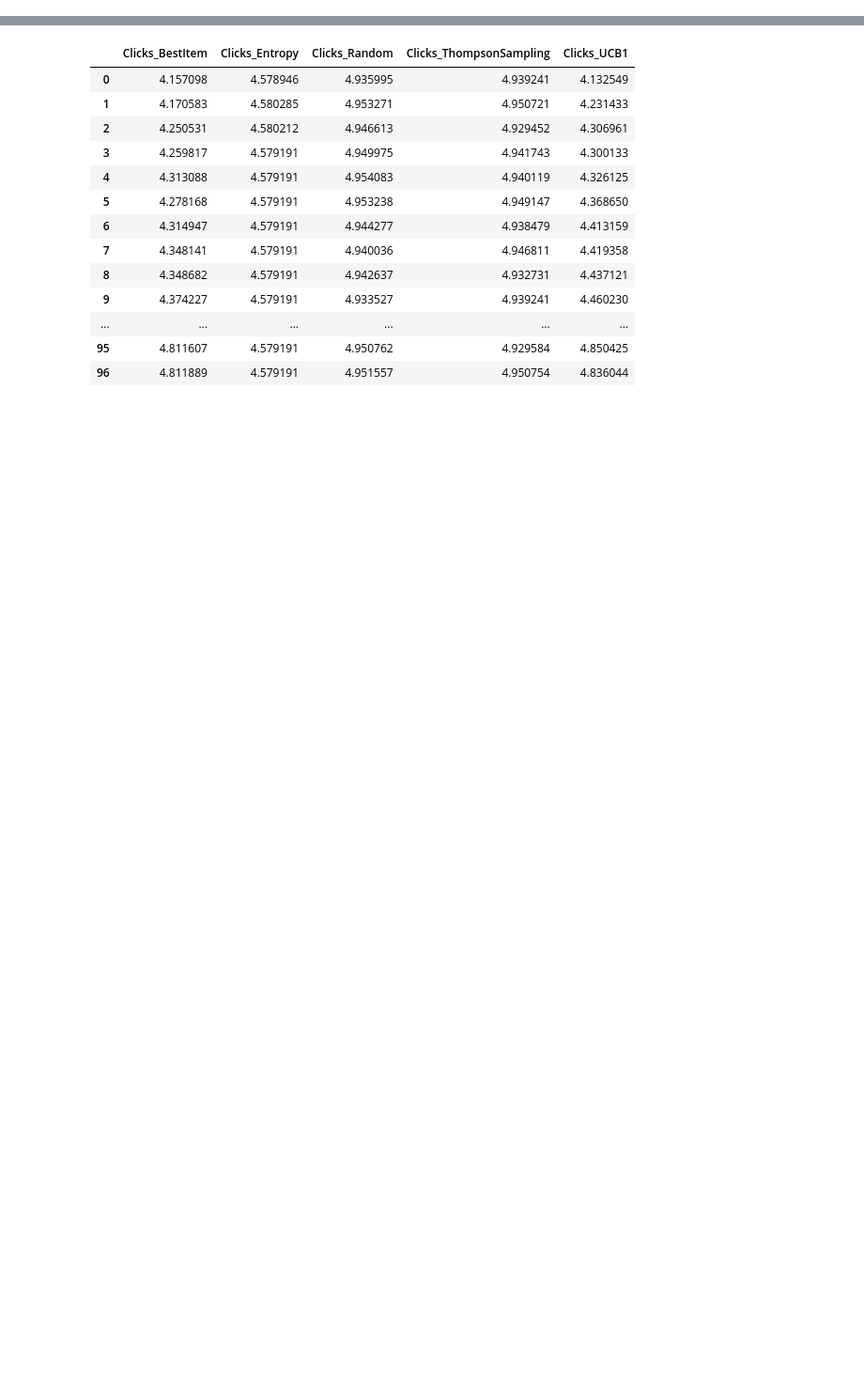
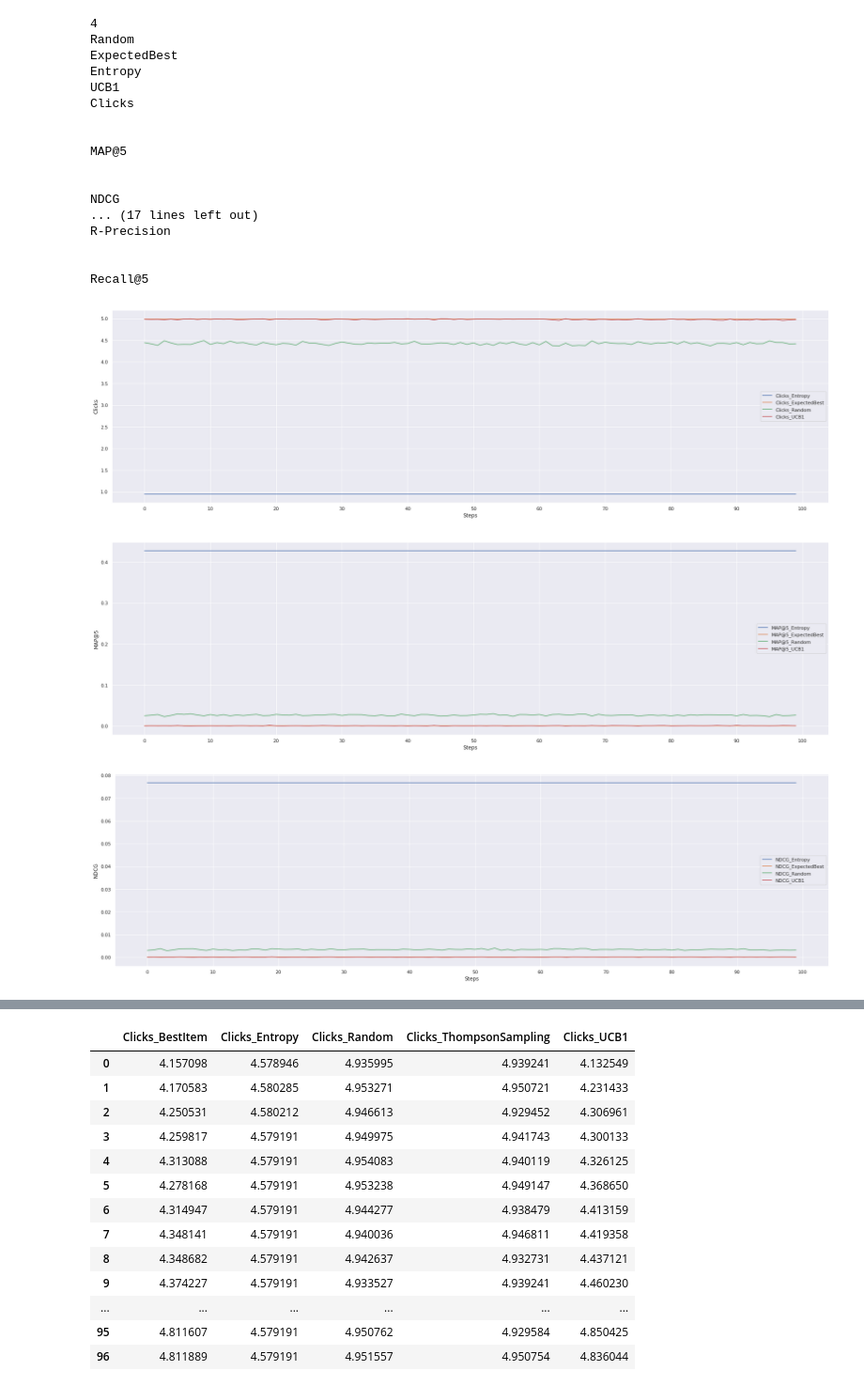
Before and after one commit to wuga214/Q-VAE-Recommendation, a Jupyter notebook: Kai Plot/Plot.ipynb, the cells around one changed output, grey strips where cells are left out. Shown at 94% size. Saved outputs shown, nothing was run; the diff lists cells and outputs as text; code cells hidden in the pictures; blank space fills up the shorter version.

Commit message:
plotting

```diff
--- a/Kai Plot/Plot.ipynb
+++ b/Kai Plot/Plot.ipynb
@@ -9,37 +9,40 @@ def preprocess_df(name):
     print(al_model)
 
     df = pd.read_pickle(name)
+#     print(df)
 
-    df.columns = ["Clicks_" + al_model, "MAP@2_" + al_model, "NDCG_" + al_model,
-                  "Num_Nonzero_In_Train_" + al_model, "Num_Nonzero_In_Valid_" + al_model,
-                  "Num_Unmasked_Negative_" + al_model, "Num_Unmasked_Positive_" + al_model,
-                  "Precision@2_" + al_model, "R-Precision_" + al_model, "Recall@2_" + al_model]
-    df['MAP@2_' + al_model] = df['MAP@2_' + al_model].apply(lambda x: x[0])
+    df.columns = [column_name + "_" + al_model for column_name in df.columns]
+#     print(df.columns)
+
+    df['MAP@5_' + al_model] = df['MAP@5_' + al_model].apply(lambda x: x[0])
     df['NDCG_' + al_model] = df['NDCG_' + al_model].apply(lambda x: x[0])
-    df['Precision@2_' + al_model] = df['Precision@2_' + al_model].apply(lambda x: x[0])
+    df['Precision@5_' + al_model] = df['Precision@5_' + al_model].apply(lambda x: x[0])
     df['R-Precision_' + al_model] = df['R-Precision_'  + al_model].apply(lambda x: x[0])
-    df['Recall@2_' + al_model] = df['Recall@2_' + al_model].apply(lambda x: x[0])
+    df['Recall@5_' + al_model] = df['Recall@5_' + al_model].apply(lambda x: x[0])
     df['Clicks_' + al_model] = df['Clicks_' + al_model].apply(lambda x: x[0])
     return df
 # %%
 def plot(al_model_list):
-    print(len(al_model_list))
+    num_dfs = len(al_model_list)
+    print(num_dfs)
     dfs = []
     for al_model_name in al_model_list:
         dfs.append(preprocess_df(al_model_name))
 
     df = pd.concat(dfs, axis=1)
     df_sort_column = df.reindex(sorted(df.columns), axis=1)
-
+#     print(df_sort_column)
     for i in range(10):
         fig, ax = plt.subplots()
         fig.set_size_inches(30, 8.27)
 #         print(df_sort_column.iloc[:,i:5*(i+1)])
-        ax = sns.lineplot(data=df_sort_column.iloc[:,5*i:5*(i+1)], dashes=False)
-        metrics_name = df_sort_column.columns[5*i][:df_sort_column.columns[5*i].index("_BestItem")]
+        ax = sns.lineplot(data=df_sort_column.iloc[:,num_dfs*i:num_dfs*(i+1)], dashes=False)
+        metrics_name = df_sort_column.columns[num_dfs*i][:df_sort_column.columns[num_dfs*i].rfind('_')]
+
+
+        print(metrics_name)
         print("\n")
-        print(metrics_name)
-        ax.set(xticks=np.arange(0,101,1), xlabel='Steps', ylabel=metrics_name)
+        ax.set(xticks=np.arange(0,101,10), xlabel='Steps', ylabel=metrics_name)
         file_name = metrics_name + '.png'
     #     print(file_name)
         fig.savefig(file_name)
@@ -79,0 +49,26 @@ Recall@2
+# %%
+plot(["Random_IFVAE_Latent_True_100steps_5items_per_step_per_user",
+     "ExpectedBest_IFVAE_Latent_True_100steps_5items_per_step_per_user",
+     "Entropy_IFVAE_Latent_True_100steps_5items_per_step_per_user",
+     "UCB1_IFVAE_Latent_True_100steps_5items_per_step_per_user"])
+# %% [output]
+4
+Random
+ExpectedBest
+Entropy
+UCB1
+Clicks
+
+
+MAP@5
+
+
+NDCG
+... (17 lines left out)
+R-Precision
+
+
+Recall@5
+[figure, added]
+[figure, added]
+[figure, added]
```
Also changed, not shown: parts of 2 cells of this notebook, 51 other files.
